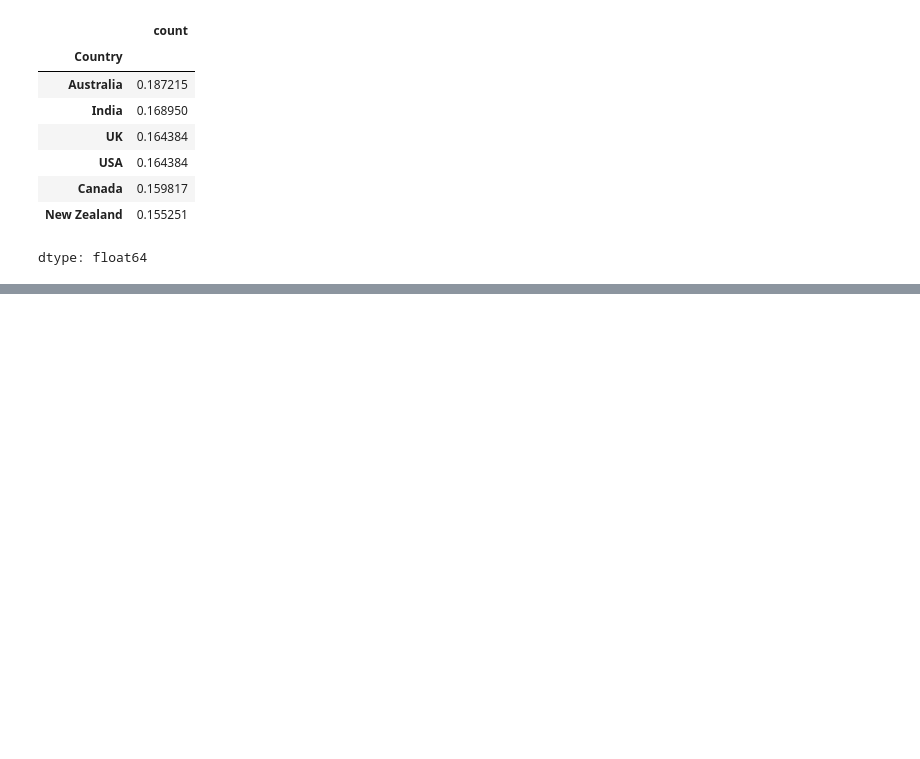
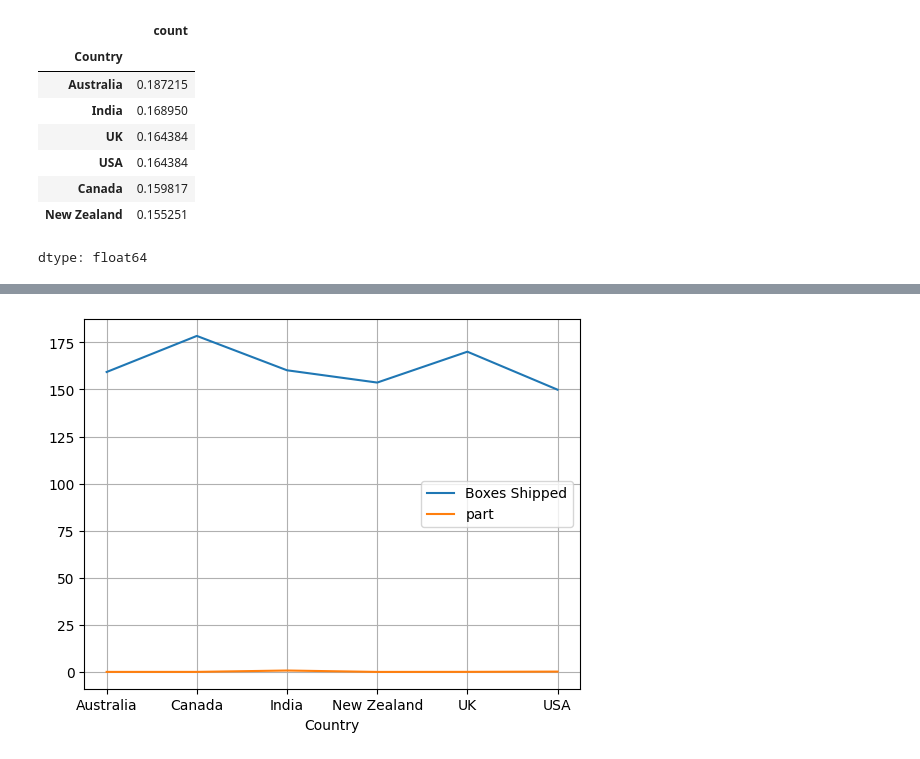
Before and after one commit to staffanw/Hands-On-ML-A-Geron, a Jupyter notebook: kaggle_chocolate_sales.ipynb, the cells around one changed output, grey strips where cells are left out. Drawn from its saved outputs; the diff is of its cells as text; code cells hidden in the pictures; blank space fills up the shorter version.

```diff
--- a/kaggle_chocolate_sales.ipynb
+++ b/kaggle_chocolate_sales.ipynb
@@ -202,0 +223,6 @@ dtype: float64
+# %%
+grouped = chocolateDf.groupby("Country").mean(numeric_only=True)
+grouped.plot(kind="line", rot=0, grid=True)
+plt.show()
+# %% [output]
+[figure, added]
```
Also changed, not shown: parts of 3 cells of this notebook.
